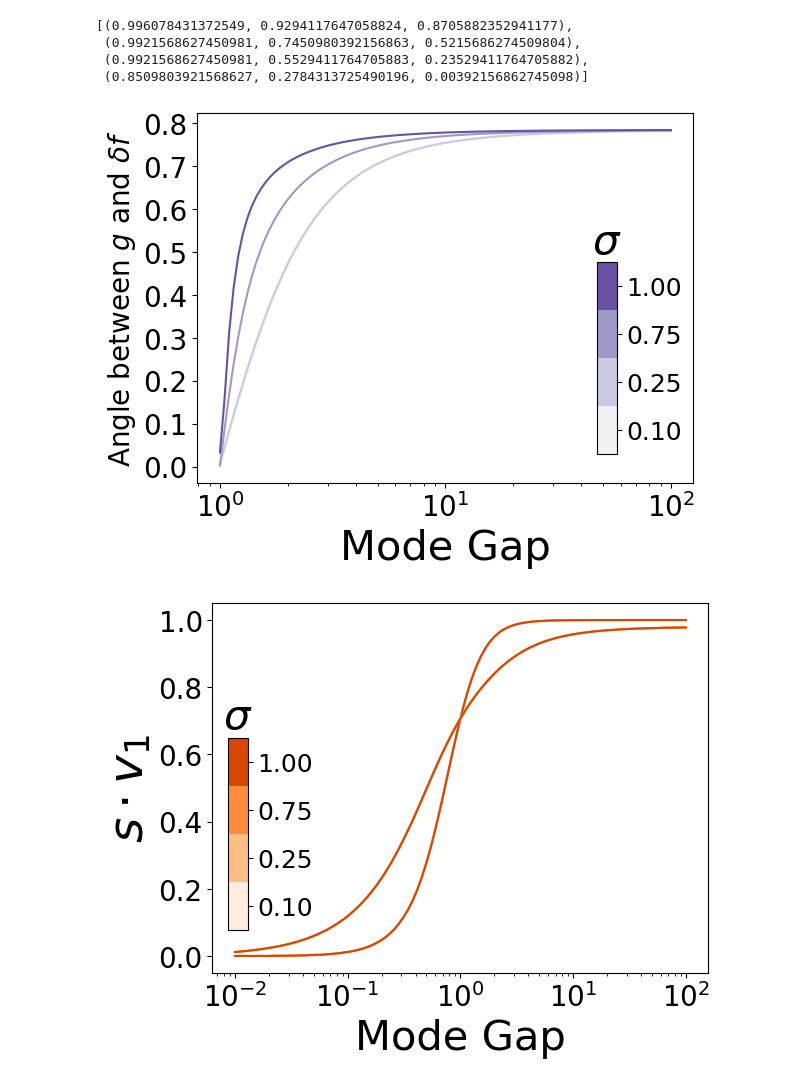
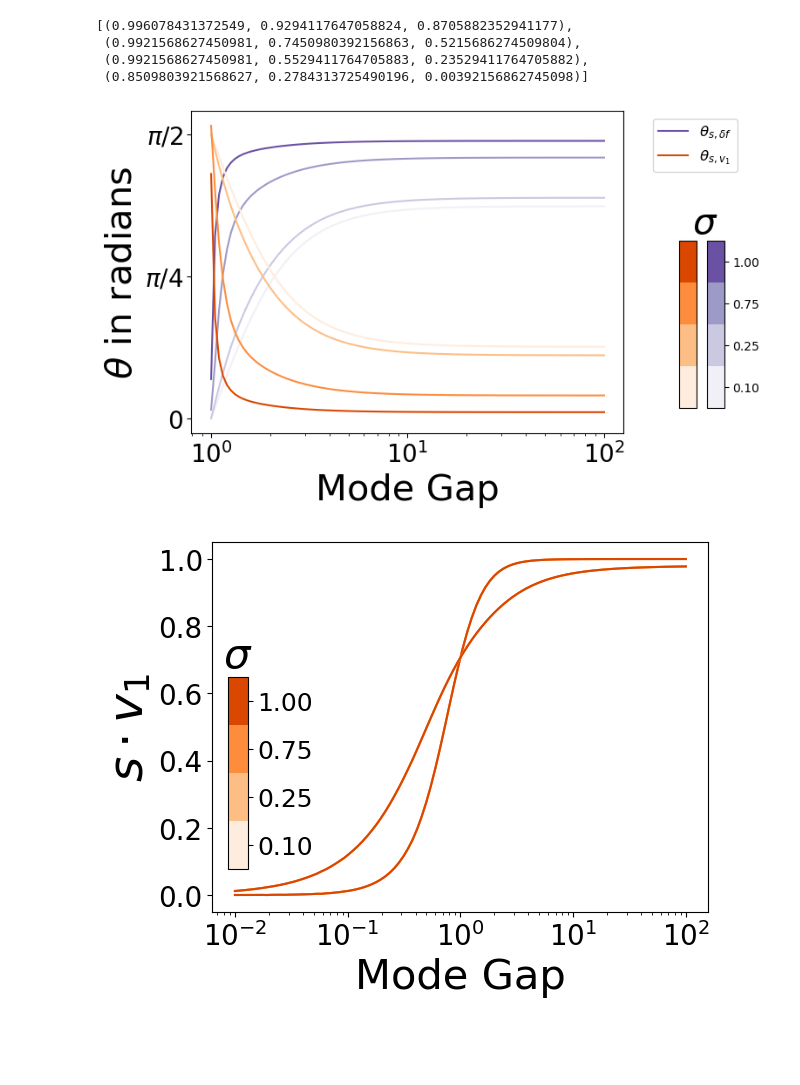
Before and after one commit to GeroyUsilov/duality_robustness, a Jupyter notebook: linearized_model.ipynb, the cells around one changed output. Drawn from its saved outputs; the diff is of its cells as text; code cells hidden in the pictures; blank space fills up the shorter version.

```diff
--- a/linearized_model.ipynb
+++ b/linearized_model.ipynb
@@ -12,0 +25,6 @@ rc('text', usetex=False)
+# %%
+s = np.random.random(2)
+s = s/np.linalg.norm(s)
+g = np.random.random(2)
+g = g/np.linalg.norm(g)
+np.linalg.inv(Jx - np.outer(g, s))
@@ -15,4 +41,4 @@ def dx_norm(theta,phi,alpha, Jx):
     dF = np.array([np.cos(alpha),np.sin(alpha)])
     g = np.array([np.cos(phi),np.sin(phi)])
     s = np.array([np.cos(theta),np.sin(theta)])
-    return np.linalg.norm(np.matmul(np.linalg.inv(Jx - np.outer(g, s)), dF))
+    return np.linalg.norm(np.matmul(np.linalg.inv(Jx + np.outer(g, s)), dF))**2
@@ -21,0 +155,7 @@ def avg_dx_norm(theta,phi,Jx,sigma,alphas):
+# %%
+Jx = np.array([[-5/10000,0],[0,-5]])
+i = 0.01
+alphas = sp.stats.truncnorm.rvs(-np.pi/i,np.pi/i,loc=0, scale=i, size=1000 ) + alpha_0
+alphas = np.zeros(1000)+alpha_0
+x = lambda vars : dx_norm(vars[0],vars[1],alpha_0, Jx)
+results = sp.optimize.minimize(x,np.array([.1,.1]),bounds = [(0,2*np.pi),(0,2*np.pi)]).x
@@ -21,0 +176,4 @@ def avg_dx_norm(theta,phi,Jx,sigma,alphas):
+# %%
+for i in range(len(sigmas)):
+    plt.plot(1/mode_gaps,np.arccos(sdots_sigma[i]))
+plt.xlim([0,100])
@@ -62,43 +225,57 @@ import matplotlib as mpl
 mpl.rcParams.update(mpl.rcParamsDefault)
 plt.rcParams['text.usetex'] = False
 colors = [pal.Purples_4.mpl_colors[i] for i in range(len(sigmas))]
+colors2 = [pal.Oranges_4.mpl_colors[i] for i in range(len(sigmas))]
+
 cmap = ListedColormap(colors)
 
 mode_gaps = np.logspace(-2,0,100)
+labels =['_nolegend_','_nolegend_','_nolegend_',r'$\theta_{s,\delta f}$']
+for i in range(len(sigmas)):
+    plt.plot(1/mode_gaps,np.arccos(np.abs(sdots_sigma_alpha[i])),color=colors[i], label = labels[i])
+labels =['_nolegend_','_nolegend_','_nolegend_',r'$\theta_{s,v_1}$']
+for i in range(len(sigmas)):
+    plt.plot(1/mode_gaps,np.arccos(np.abs(sdots_sigma[i])),color=colors2[i], label = labels[i])
 
-for i in range(len(sigmas)):
-    plt.plot(1/mode_gaps,np.arccos(np.abs(gdots_sigma_alpha[i])),color=colors[i], label = 'angle between g and v_a, perturbation std = '+ str(sigmas[i]))
-plt.ylabel('Angle between $g$ and $\delta f$', fontsize=20)
+plt.ylabel(r'$\theta$ in radians', fontsize=30)
 plt.xlabel('Mode Gap', fontsize=30)
 
 plt.xscale('log')
+plt.legend(loc='upper left', bbox_to_anchor=(1.05, 1),fontsize='large')
+plt.yticks([0,np.pi/8,np.pi/4],["$0$",r"$\pi/4$",r"$\pi/2$"])
+
 xticks = plt.gca().get_xticklabels()
 yticks = plt.gca().get_yticklabels()
 # Increase the tick size for both x and y axes
 for tick in xticks + yticks:
     tick.set_fontsize(20)  # Adjust the font size as desired
 norm = plt.Normalize(-100,100)
-cbar_ax = plt.gcf().add_axes([0.75, 0.17, 0.03, 0.4])
+cbar_ax = plt.gcf().add_axes([1.05, 0.17, 0.03, 0.4])
 
 
 
 cbar = plt.colorbar(plt.cm.ScalarMappable(cmap=cmap),cax=cbar_ax)
 cbar.set_ticks([i*.25 + .125 for i in range(len(sigmas))])
 cbar.set_ticklabels([f'{param:.2f}' for param in sigmas])
-cbar.ax.set_title('$\sigma$', fontsize=30)
+cbar.ax.set_title('$\sigma$   ', fontsize=30)
 
+cmap = ListedColormap(colors2)
+cbar_ax = plt.gcf().add_axes([1, 0.17, 0.03, 0.4])
+
+cbar = plt.colorbar(plt.cm.ScalarMappable(cmap=cmap),cax=cbar_ax)
+cbar.set_ticks([])
 
 xticks = plt.gca().get_xticklabels()
 yticks = plt.gca().get_yticklabels()
 
 # Increase the tick size for both x and y axes
 for tick in xticks + yticks:
     tick.set_fontsize(18)  # Adjust the font size as desired
 
 plt.savefig("figga.svg")
 plt.show()
 # %% [output]
-[figure, old version]
+[figure, new version]
 # %%
 from matplotlib.colors import ListedColormap
 import matplotlib as mpl
```
Also changed, not shown: parts of 20 cells of this notebook, 36 other files.
